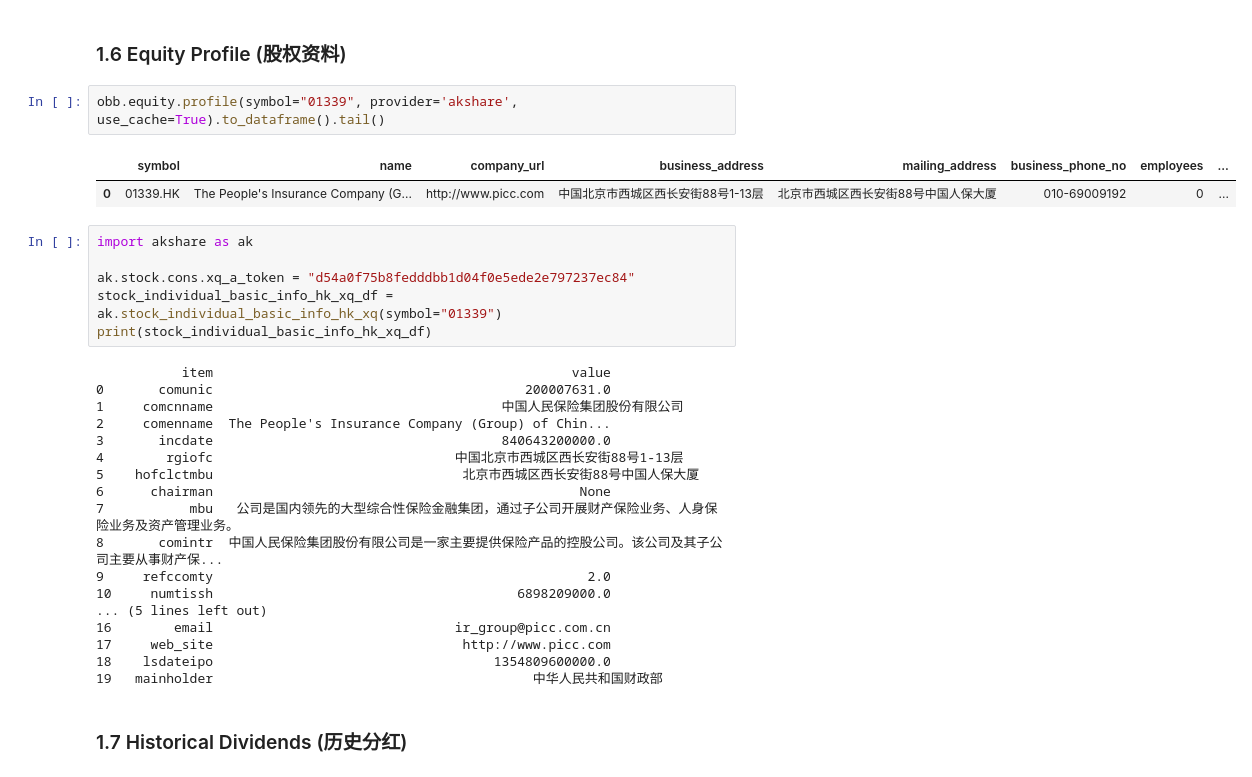
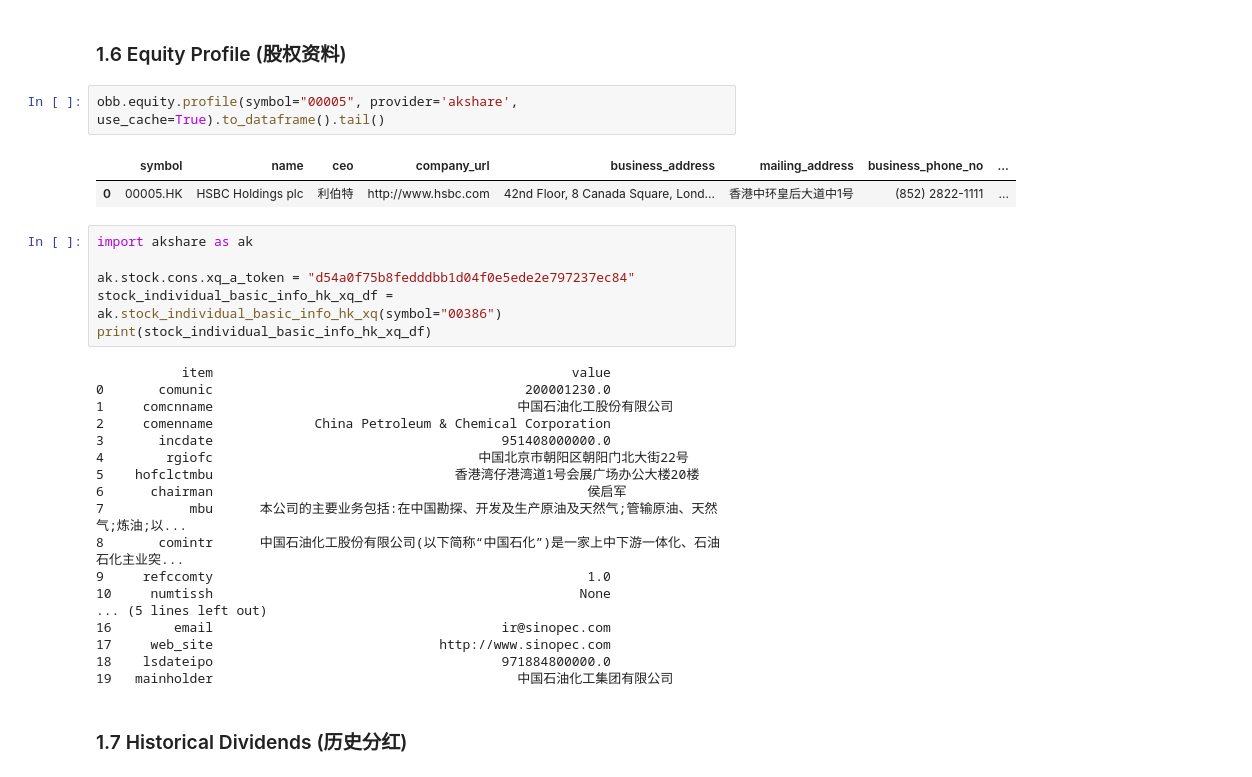
Before and after one commit to skyfu1022/openbb_akshare, a Jupyter notebook: docs/openbb_akshare.ipynb, the cells around one changed output. Cells and saved outputs as stored; diff of their text form.

Commit message:
Fixed another issue in obb.equity.profile

```diff
--- a/docs/openbb_akshare.ipynb
+++ b/docs/openbb_akshare.ipynb
@@ -85,34 +85,34 @@ OpenBBError:
 # %% [markdown]
 ### 1.6 Equity Profile (股权资料)
 # %%
-obb.equity.profile(symbol="01339", provider='akshare', use_cache=True).to_dataframe().tail()
+obb.equity.profile(symbol="00005", provider='akshare', use_cache=True).to_dataframe().tail()
 # %% [output]
-|  | symbol | name | company_url | business_address | mailing_address | business_phone_no | employees | ... |
-| 0 | 01339.HK | The People's Insurance Company (G... | http://www.picc.com | 中国北京市西城区西长安街88号1-13层 | 北京市西城区西长安街88号中国人保大厦 | 010-69009192 | 0 | ... |
+|  | symbol | name | ceo | company_url | business_address | mailing_address | business_phone_no | ... |
+| 0 | 00005.HK | HSBC Holdings plc | 利伯特 | http://www.hsbc.com | 42nd Floor, 8 Canada Square, Lond... | 香港中环皇后大道中1号 | (852) 2822-1111 | ... |
 # %%
 import akshare as ak
 
 ak.stock.cons.xq_a_token = "d54a0f75b8fedddbb1d04f0e5ede2e797237ec84"
-stock_individual_basic_info_hk_xq_df = ak.stock_individual_basic_info_hk_xq(symbol="01339")
+stock_individual_basic_info_hk_xq_df = ak.stock_individual_basic_info_hk_xq(symbol="00386")
 print(stock_individual_basic_info_hk_xq_df)
 # %% [output]
            item                                              value
-0       comunic                                        200007631.0
-1     comcnname                                     中国人民保险集团股份有限公司
-2     comenname  The People's Insurance Company (Group) of Chin...
-3       incdate                                     840643200000.0
-4        rgiofc                               中国北京市西城区西长安街88号1-13层
-5    hofclctmbu                                北京市西城区西长安街88号中国人保大厦
-6      chairman                                               None
-7           mbu   公司是国内领先的大型综合性保险金融集团，通过子公司开展财产保险业务、人身保险业务及资产管理业务。
-8       comintr  中国人民保险集团股份有限公司是一家主要提供保险产品的控股公司。该公司及其子公司主要从事财产保...
-9     refccomty                                                2.0
-10     numtissh                                       6898209000.0
+0       comunic                                        200001230.0
+1     comcnname                                       中国石油化工股份有限公司
+2     comenname             China Petroleum & Chemical Corporation
+3       incdate                                     951408000000.0
+4        rgiofc                                  中国北京市朝阳区朝阳门北大街22号
+5    hofclctmbu                               香港湾仔港湾道1号会展广场办公大楼20楼
+6      chairman                                                侯启军
+7           mbu      本公司的主要业务包括:在中国勘探、开发及生产原油及天然气;管输原油、天然气;炼油;以...
+8       comintr      中国石油化工股份有限公司(以下简称“中国石化”)是一家上中下游一体化、石油石化主业突...
+9     refccomty                                                1.0
+10     numtissh                                               None
 ... (5 lines left out)
-16        email                               ir_group@picc.com.cn
-17     web_site                                http://www.picc.com
-18    lsdateipo                                    1354809600000.0
-19   mainholder                                         中华人民共和国财政部
+16        email                                     ir@sinopec.com
+17     web_site                             http://www.sinopec.com
+18    lsdateipo                                     971884800000.0
+19   mainholder                                       中国石油化工集团有限公司
 # %% [markdown]
 ### 1.7 Historical Dividends (历史分红)
 # %%
```
Also changed, not shown: 2 other files.
